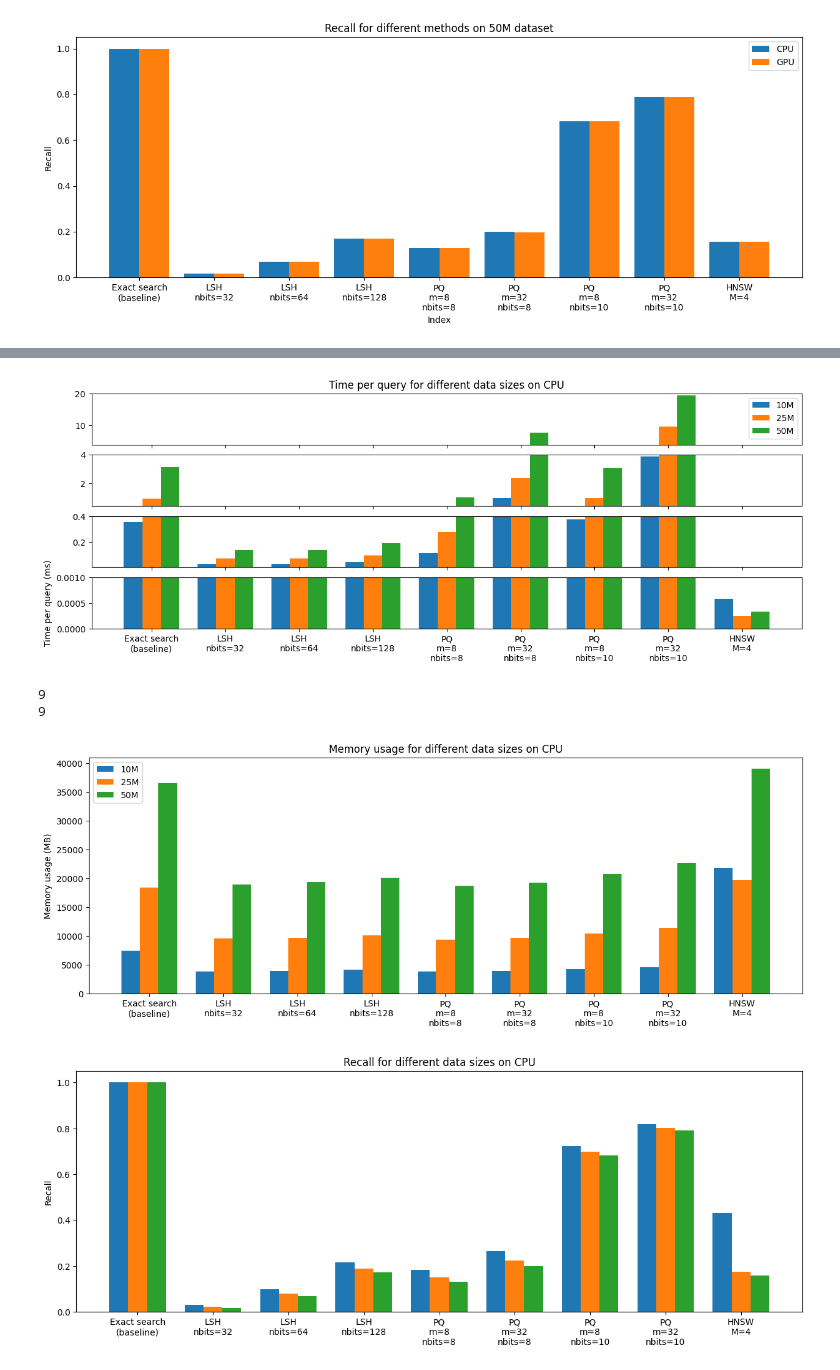
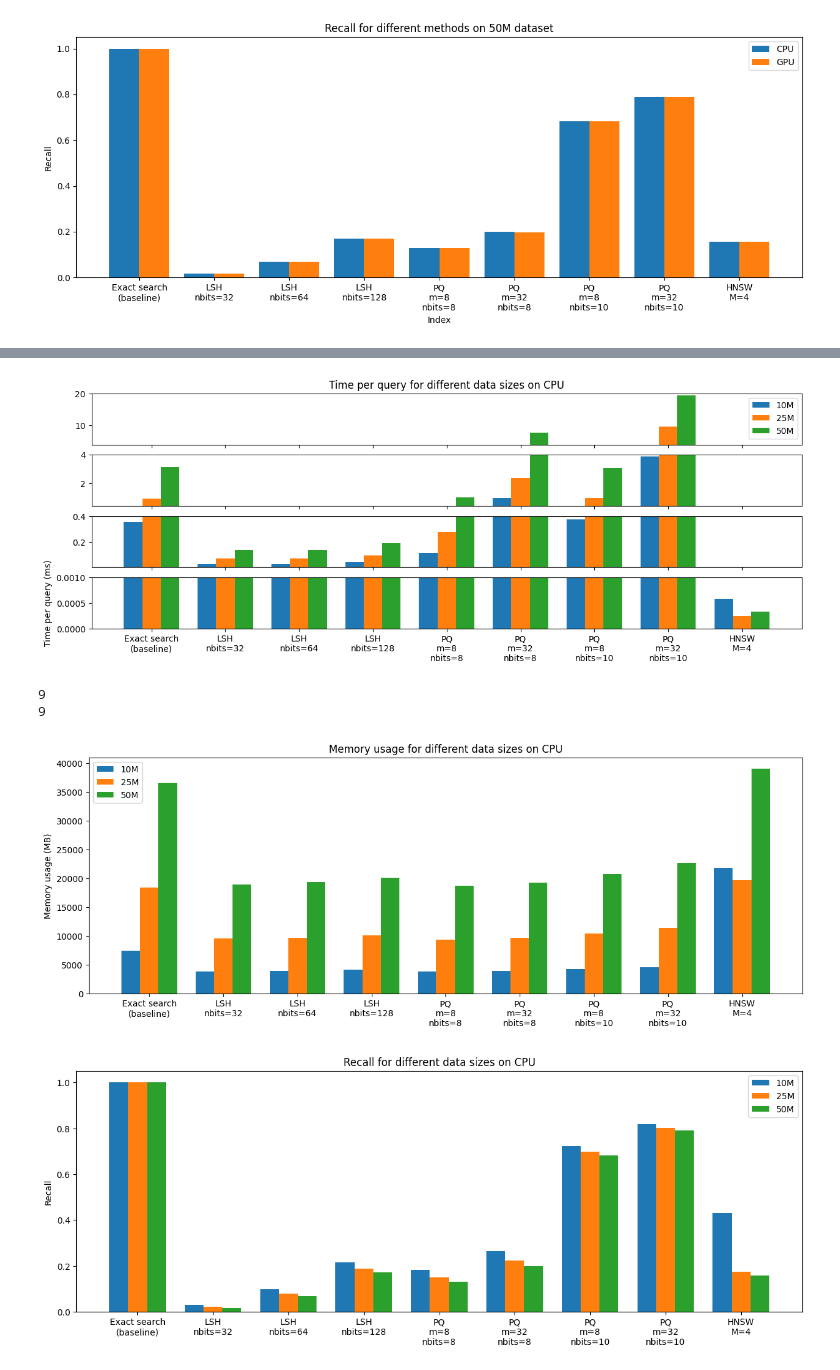
Before and after one commit to Kevinpyx/faissBenchmarking, a Jupyter notebook: CPUvsGPU_10Mvs25Mvs50M.ipynb, the cells around one changed output, grey strips where cells are left out. Saved outputs shown, nothing was run; the diff lists cells and outputs as text; code cells hidden in the pictures.

```diff
--- a/CPUvsGPU_10Mvs25Mvs50M.ipynb
+++ b/CPUvsGPU_10Mvs25Mvs50M.ipynb
@@ -603,7 +608,7 @@ ax4.set_ylim(0, 0.001)
 plt.xticks(np.arange(len(categories))+0.25, categories)
 ax1.set_title('Time per query for different data sizes on CPU')
 plt.ylabel('Time per query (ms)')
-# # plt.savefig('/home/ypx/faissTesting/benchmark/charts/SPQ_CPU_10Mvs25Mvs50M.png')
+# plt.savefig('/home/ypx/faissTesting/benchmark/charts/SPQ_CPU_10Mvs25Mvs50M.png')
 plt.show()
 
 # memory
@@ -612,36 +617,37 @@ memory_10M = np.concatenate((memory_FlatL2_CPU_10M_chosen.reshape(-1), memory_LS
 memory_25M = np.concatenate((memory_FlatL2_CPU_25M_chosen.reshape(-1), memory_LSH_CPU_25M_chosen, memory_PQ_CPU_25M_chosen, memory_HNSW_CPU_25M_chosen))
 memory_50M = np.concatenate((memory_FlatL2_CPU_50M_chosen.reshape(-1), memory_LSH_CPU_50M_chosen, memory_PQ_CPU_50M_chosen, memory_HNSW_CPU_50M_chosen))
 print(len(categories))
 print(len(memory_25M))
 plt.bar(np.arange(len(categories)), memory_10M, width=0.25, label='10M')
 plt.bar(np.arange(len(categories))+0.25, memory_25M, width=0.25, label='25M')
 plt.bar(np.arange(len(categories))+0.5, memory_50M, width=0.25, label='50M')
 plt.xticks(np.arange(len(categories))+0.25, categories)
 plt.title('Memory usage for different data sizes on CPU')
 plt.ylabel('Memory usage (MB)')
 plt.legend()
-# # plt.savefig('/home/ypx/faissTesting/benchmark/charts/memory_CPU_10Mvs25Mvs50M.png')
+# plt.savefig('/home/ypx/faissTesting/benchmark/charts/memory_CPU_10Mvs25Mvs50M.png')
 plt.show()
 
 # recall
 plt.figure(figsize=figsize)
 recall_10M = np.concatenate((recall_FlatL2_CPU_10M_chosen.reshape(-1), recall_LSH_CPU_10M_chosen, recall_PQ_CPU_10M_chosen, recall_HNSW_CPU_10M_chosen_4))
 recall_25M = np.concatenate((recall_FlatL2_CPU_25M_chosen.reshape(-1), recall_LSH_CPU_25M_chosen, recall_PQ_CPU_25M_chosen, recall_HNSW_CPU_25M_chosen))
 recall_50M = np.concatenate((recall_FlatL2_CPU_50M_chosen.reshape(-1), recall_LSH_CPU_50M_chosen, recall_PQ_CPU_50M_chosen, recall_HNSW_CPU_50M_chosen))
 plt.bar(np.arange(len(categories)), recall_10M, width=0.25, label='10M')
 plt.bar(np.arange(len(categories))+0.25, recall_25M, width=0.25, label='25M')
 plt.bar(np.arange(len(categories))+0.5, recall_50M, width=0.25, label='50M')
 plt.xticks(np.arange(len(categories))+0.25, categories)
 plt.title('Recall for different data sizes on CPU')
 plt.ylabel('Recall')
-# # plt.savefig('/home/ypx/faissTesting/benchmark/charts/recall_CPU_10Mvs25Mvs50M.png')
+plt.legend()
+# plt.savefig('/home/ypx/faissTesting/benchmark/charts/recall_CPU_10Mvs25Mvs50M.png')
 plt.show()
 # %% [output]
 [figure]
 9
 9
 [figure]
-[figure, old version]
+[figure, new version]
 # %%
 # 10M vs 25M vs 50M (GPU)
 # Use the same parameters for all methods
```
Also changed, not shown: parts of 6 cells of this notebook.
